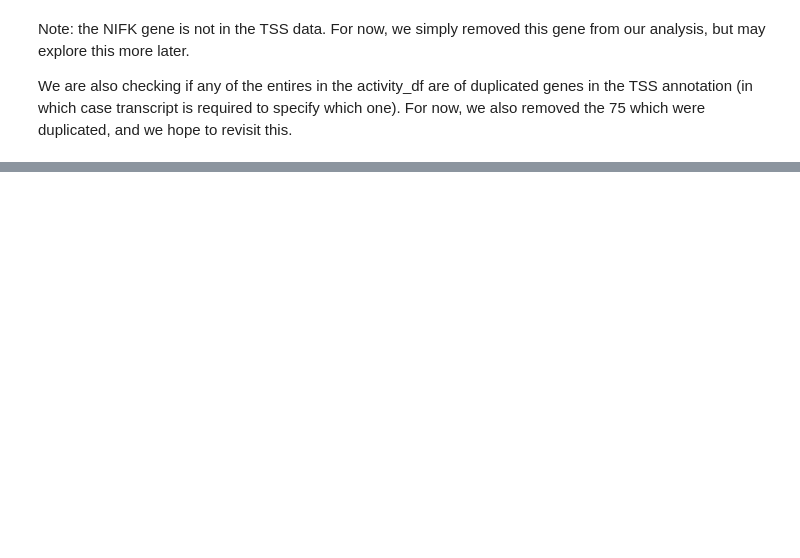
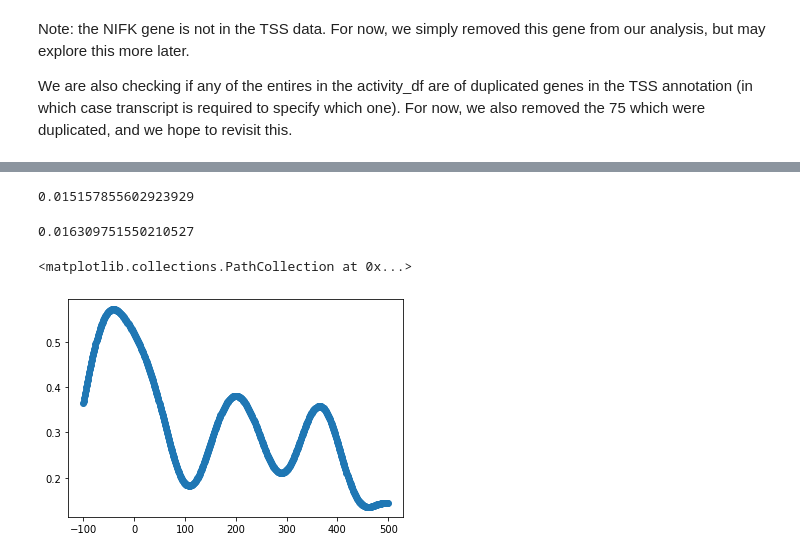
Before and after one commit to AnthonyHein/QCB455Project, a Jupyter notebook: Featurization.ipynb, the cells around one changed output, grey strips where cells are left out. Cells and saved outputs as stored; diff of their text form; code cells hidden in the pictures; blank space fills up the shorter version.

```diff
--- a/Featurization.ipynb
+++ b/Featurization.ipynb
@@ -330,0 +496,10 @@ We are also checking if any of the entires in the activity_df are of duplicated
+# %%
+from sklearn import svm, datasets
+from sklearn.model_selection import GridSearchCV
+param_grid = [
+  {'C': [1, 10, 100, 1000], 'gamma': [0.001, 0.0001], 'kernel': ['rbf']},
+ ]
+svr = svm.SVR()
+clf = GridSearchCV(svr, param_grid)
+model = clf.fit(X, y)
+model.score(X)
@@ -330,0 +561,30 @@ We are also checking if any of the entires in the activity_df are of duplicated
+# %%
+train_size = int(0.8 * tmp.shape[0])
+X = np.array(tmp['Dist to Primary TSS 5'][0:train_size]).reshape(-1, 1)
+y = np.array(tmp['CRISPRi activity score [Horlbeck et al., eLife 2016]'][0:train_size])
+
+x_test = np.array(tmp['Dist to Primary TSS 5'][train_size:]).reshape(-1, 1)
+y_test = np.array(tmp['CRISPRi activity score [Horlbeck et al., eLife 2016]'][train_size:])
+
+regr = make_pipeline(StandardScaler(), SVR(kernel='rbf'))
+fit = regr.fit(X, y)
+
+# y_pred = regr.predict(x_test)
+fit.score(X, y)
+# %% [output]
+0.015157855602923929
+# %%
+preds = fit.predict(X.reshape(-1, 1))
+resid = sum((preds - y)**2)
+ybar = np.mean(y)
+tot = sum((y - ybar)**2)
+1 - resid / tot
+# %% [output]
+0.016309751550210527
+# %%
+x_pseudo = np.arange(-100,500)
+y_pred = model.predict(x_pseudo.reshape(-1, 1))
+plt.scatter(x_pseudo, y_pred)
+# %% [output]
+<matplotlib.collections.PathCollection at 0x...>
+[figure, added]
```
Also changed, not shown: parts of 29 cells of this notebook.
